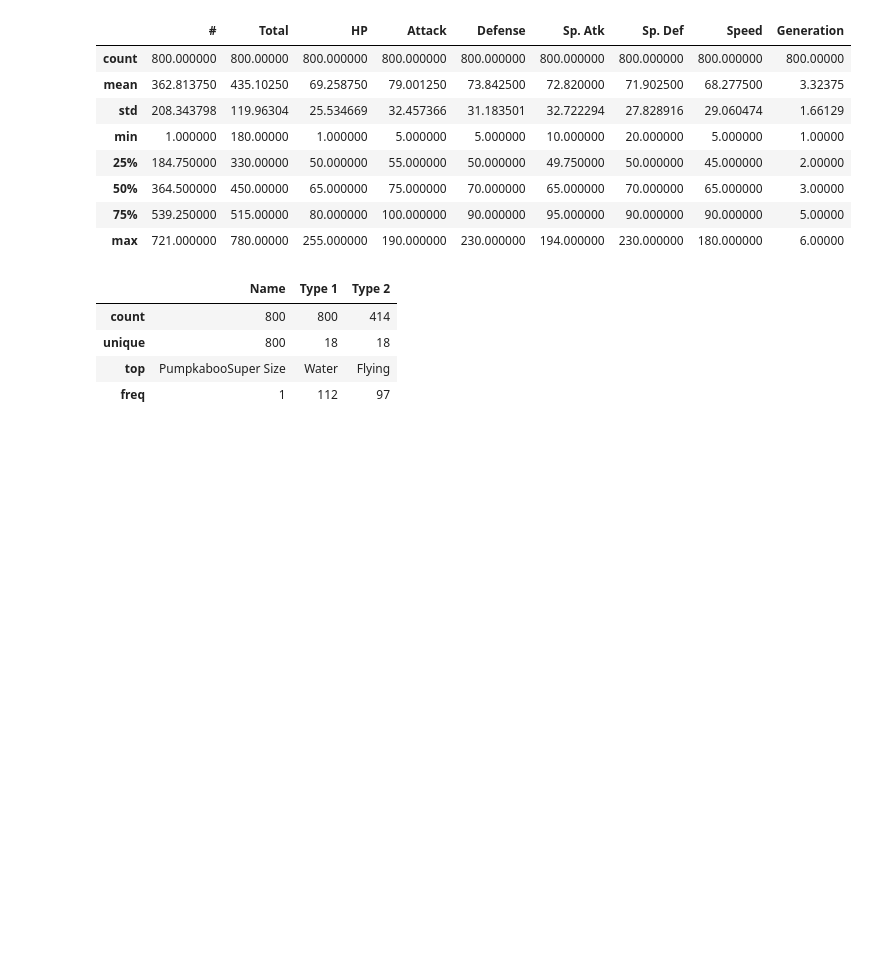
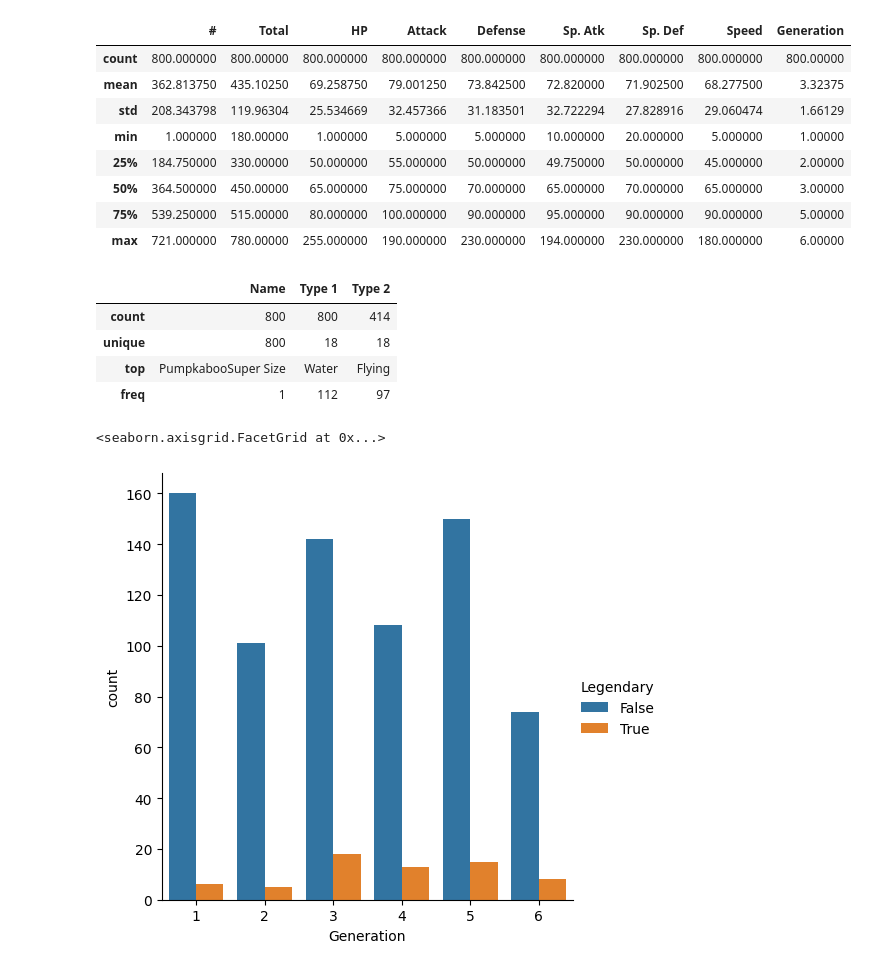
Before and after one commit to Omimishra/Python-Data-science, a Jupyter notebook: pokemon.ipynb, the cells around one changed output. Saved outputs shown, nothing was run; the diff lists cells and outputs as text; code cells hidden in the pictures; blank space fills up the shorter version.

```diff
--- a/pokemon.ipynb
+++ b/pokemon.ipynb
@@ -63,4 +66,14 @@ df.describe(include='object')
 | unique | 800 | 18 | 18 |
 | top | PumpkabooSuper Size | Water | Flying |
 | freq | 1 | 112 | 97 |
+# %%
+sns.catplot(
+    data=df,
+    x='Generation',
+    hue='Legendary',
+    kind='count'
+)
+# %% [output]
+<seaborn.axisgrid.FacetGrid at 0x...>
+[figure, added]
 # %%
```
Also changed, not shown: parts of 20 cells of this notebook, 1 other file.
